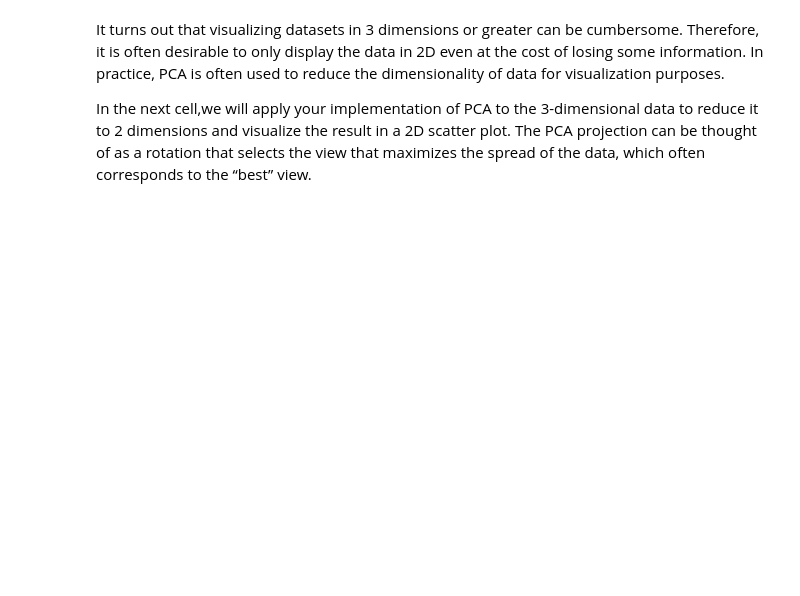
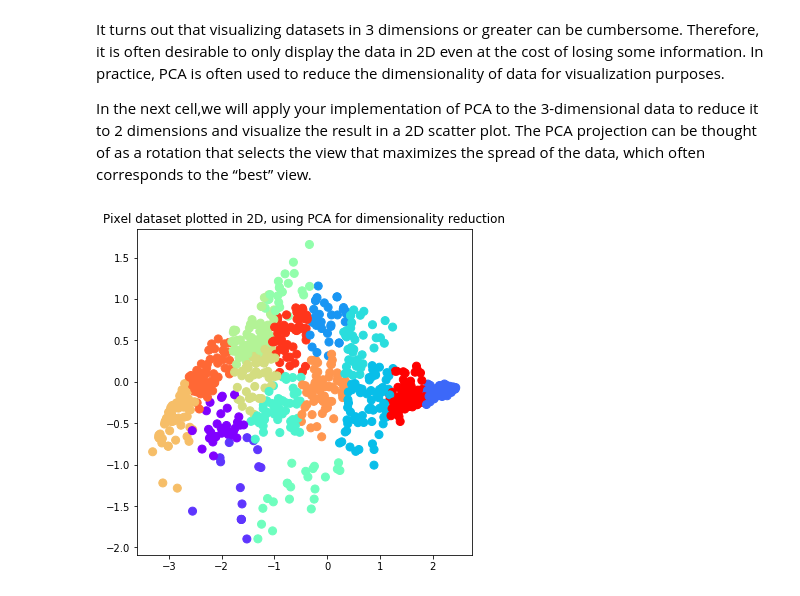
Before and after one commit to indrikwijaya/ml-coursera-python-assignments, a Jupyter notebook: Exercise7/exercise7.ipynb, the cells around one changed output. Drawn from its saved outputs; the diff is of its cells as text; code cells hidden in the pictures; blank space fills up the shorter version.

```diff
--- a/Exercise7/exercise7.ipynb
+++ b/Exercise7/exercise7.ipynb
@@ -960,18 +972,20 @@ In the next cell,we will apply your implementation of PCA to the 3-dimensional d
 # %%
 # Subtract the mean to use PCA
 X_norm, mu, sigma = utils.featureNormalize(X)
 
 # PCA and project the data to 2D
 U, S = pca(X_norm)
 Z = projectData(X_norm, U, 2)
 
 # Reset matplotlib to non-interactive
 %matplotlib inline
 
-fig = pyplot.figure(figsize=(6, 6))
+fig = plt.figure(figsize=(6, 6))
 ax = fig.add_subplot(111)
 
 ax.scatter(Z[sel, 0], Z[sel, 1], cmap='rainbow', c=idx[sel], s=64)
 ax.set_title('Pixel dataset plotted in 2D, using PCA for dimensionality reduction')
 ax.grid(False)
 pass
+# %% [output]
+[figure, added]
```
Also changed, not shown: parts of 5 cells of this notebook.
